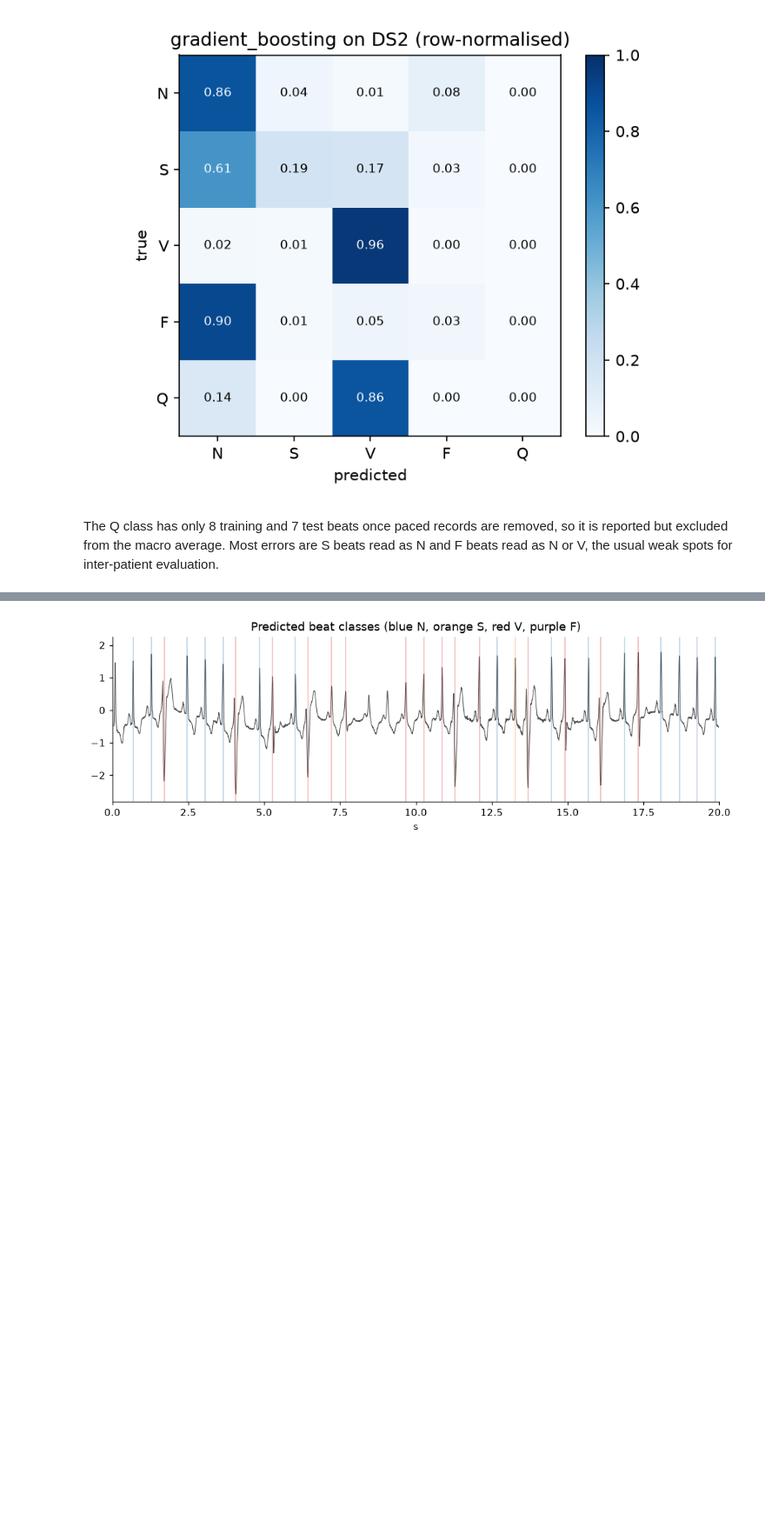
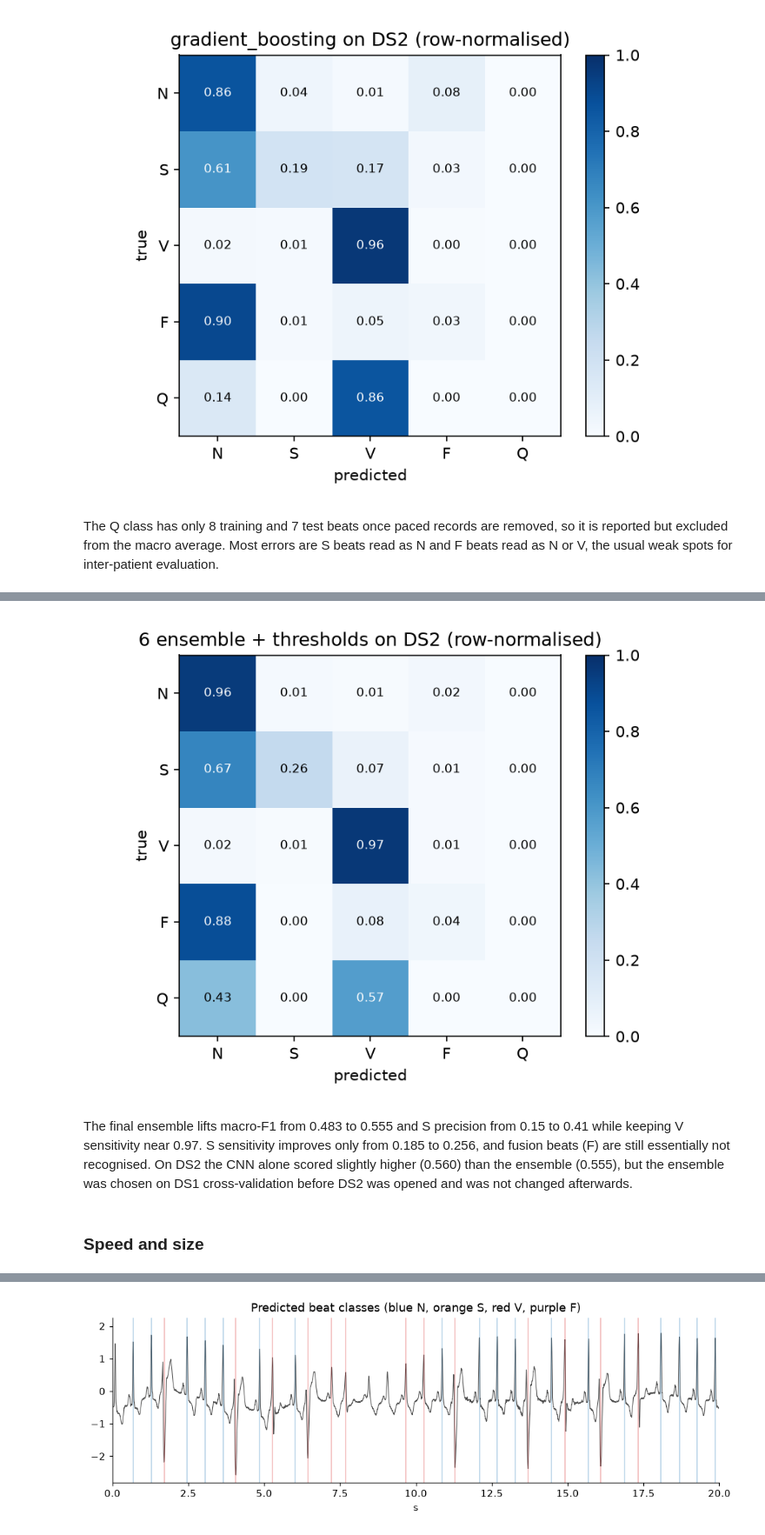
Before and after one commit to M-Musab-A-23/qalb, a Jupyter notebook: ml/notebooks/arrhythmia_results.ipynb, the cells around one changed output, grey strips where cells are left out. Shown at 87% size. Saved outputs shown, nothing was run; the diff lists cells and outputs as text; code cells hidden in the pictures; blank space fills up the shorter version.

Commit message:
docs(ml): add the improvement story and final results to the notebook

```diff
--- a/ml/notebooks/arrhythmia_results.ipynb
+++ b/ml/notebooks/arrhythmia_results.ipynb
@@ -128,0 +244,8 @@ The Q class has only 8 training and 7 test beats once paced records are removed,
+# %%
+Image(str(REPORT_DIR / 'confusion_final_normalised.png'))
+# %% [output]
+[figure, added]
+# %% [markdown]
+The final ensemble lifts macro-F1 from 0.483 to 0.555 and S precision from 0.15 to 0.41 while keeping V sensitivity near 0.97. S sensitivity improves only from 0.185 to 0.256, and fusion beats (F) are still essentially not recognised. On DS2 the CNN alone scored slightly higher (0.560) than the ensemble (0.555), but the ensemble was chosen on DS1 cross-validation before DS2 was opened and was not changed afterwards.
+# %% [markdown]
+### Speed and size
```
Also changed, not shown: parts of 25 cells of this notebook.
